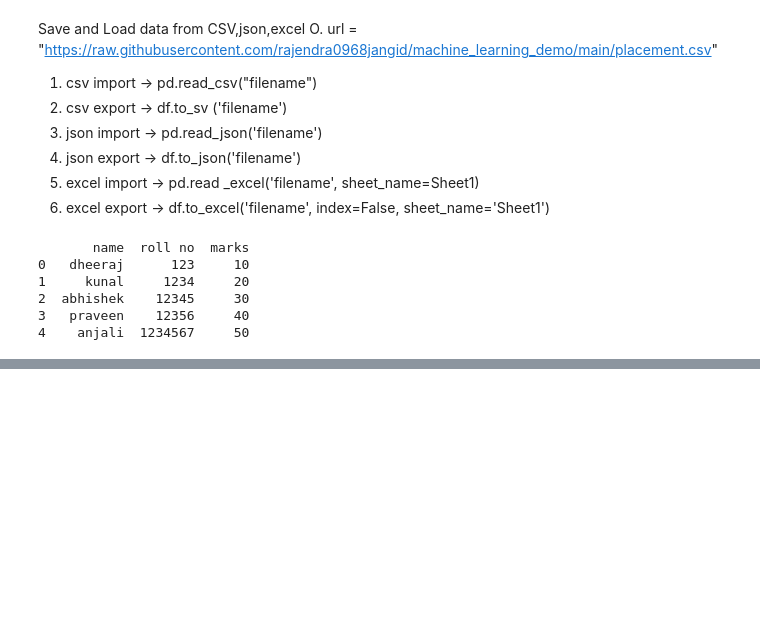
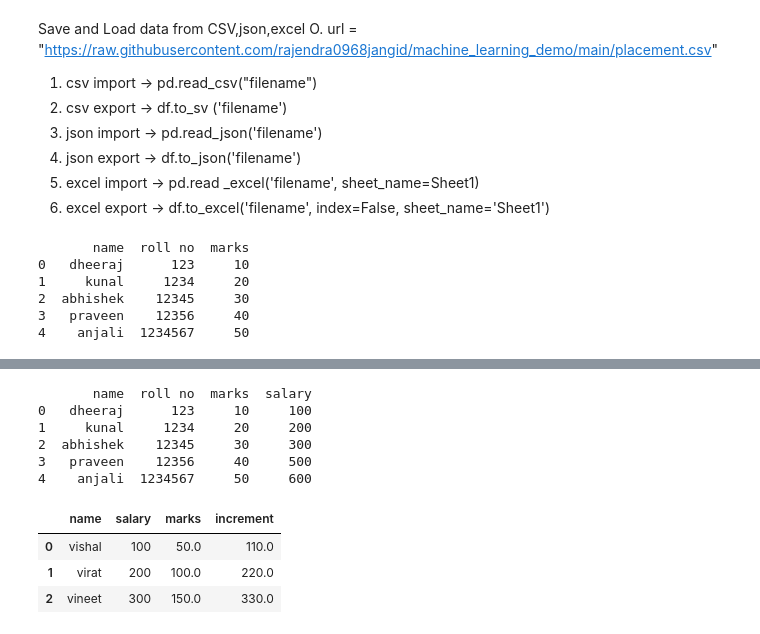
Before and after one commit to ajay2712006/ds45, a Jupyter notebook: day11.ipynb, the cells around one changed output, grey strips where cells are left out. Cells and saved outputs as stored; diff of their text form; code cells hidden in the pictures; blank space fills up the shorter version.

```diff
--- a/day11.ipynb
+++ b/day11.ipynb
@@ -245,0 +387,35 @@ print(df)
+# %%
+import pandas as pd
+url = "https://raw.githubusercontent.com/ajay2712006/ds45/main/file2.json"
+df = pd.read_json(url)
+#get single column data
+df["name"]
+#add single colume
+df["salary"]=df["marks"]+100
+#add single column
+df["salary"]=[100,200,300,500,600]
+print(df)
+# %% [output]
+       name  roll no  marks  salary
+0   dheeraj      123     10     100
+1     kunal     1234     20     200
+2  abhishek    12345     30     300
+3   praveen    12356     40     500
+4    anjali  1234567     50     600
+# %%
+import pandas as pd
+d={
+"name": ["vishal", "virat", "vineet"], # 3 rows
+"salary":[100,200,300] # 3 rows
+}
+df = pd. DataFrame(data=d)
+# add column
+# df["marks"]=[10,20,30]
+df["marks"]=df["salary"]/2
+df["increment"] = df["salary"] + (df ["salary"] / 10)
+df
+# %% [output]
+|  | name | salary | marks | increment |
+| 0 | vishal | 100 | 50.0 | 110.0 |
+| 1 | virat | 200 | 100.0 | 220.0 |
+| 2 | vineet | 300 | 150.0 | 330.0 |
```
Also changed, not shown: parts of 6 cells of this notebook.
